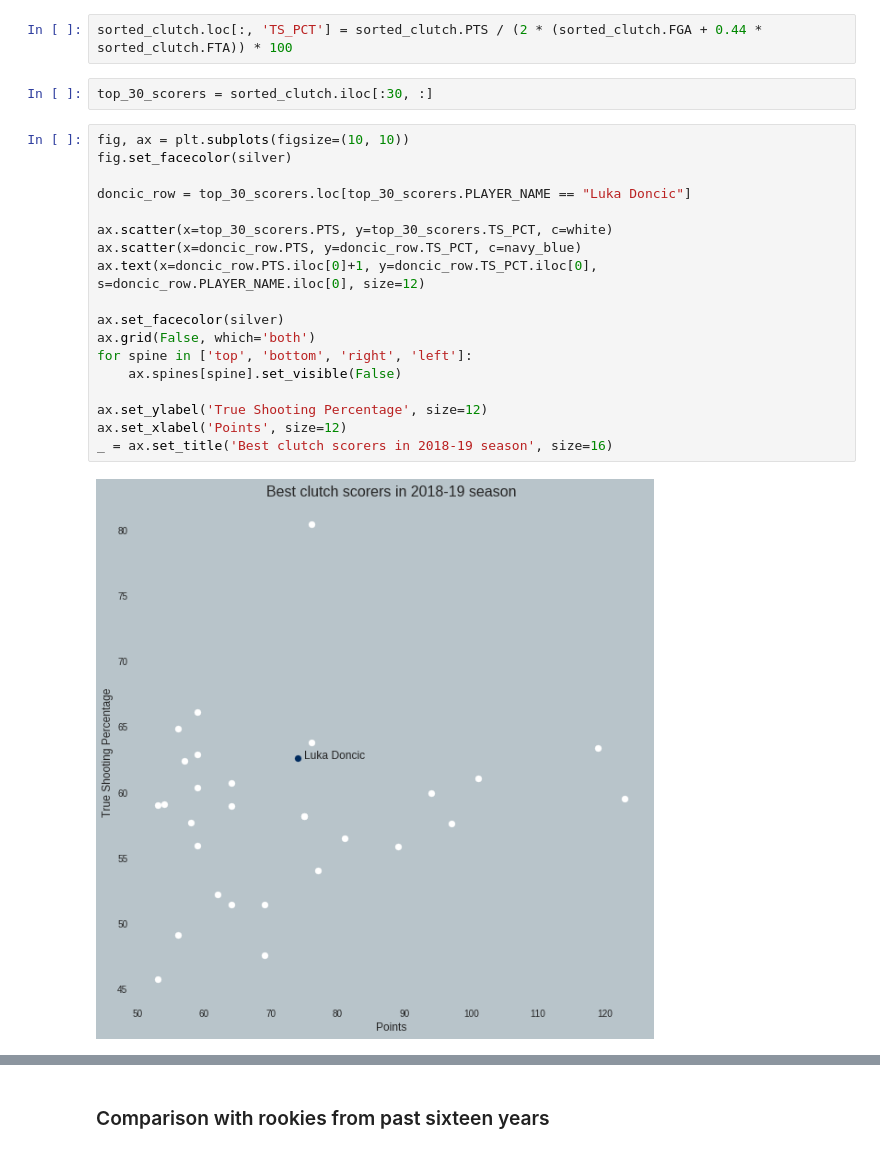
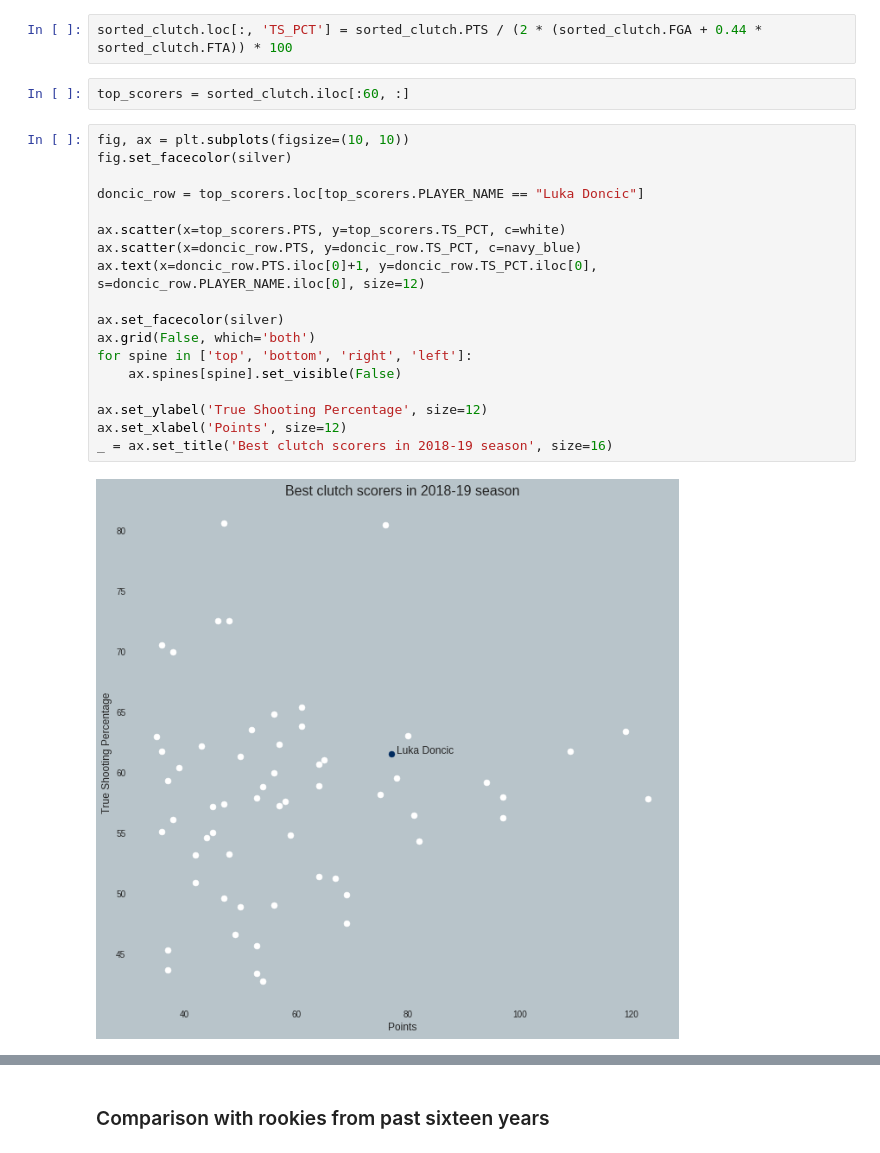
Before and after one commit to danchyy/Basketball_Analytics, a Jupyter notebook: Scripts/2018_19_season/doncic_analysis/doncic_analysis.ipynb, the cells around one changed output, grey strips where cells are left out. Saved outputs shown, nothing was run; the diff lists cells and outputs as text.

Commit message:
Added more stuff and exported images

```diff
--- a/Scripts/2018_19_season/doncic_analysis/doncic_analysis.ipynb
+++ b/Scripts/2018_19_season/doncic_analysis/doncic_analysis.ipynb
@@ -199,27 +205,27 @@ sorted_clutch = clutch_df.sort_values(by='PTS', ascending=False)
 # %%
 sorted_clutch.loc[:, 'TS_PCT'] = sorted_clutch.PTS / (2 * (sorted_clutch.FGA + 0.44 * sorted_clutch.FTA)) * 100
 # %%
-top_30_scorers = sorted_clutch.iloc[:30, :]
+top_scorers = sorted_clutch.iloc[:60, :]
 # %%
 fig, ax = plt.subplots(figsize=(10, 10))
 fig.set_facecolor(silver)
 
-doncic_row = top_30_scorers.loc[top_30_scorers.PLAYER_NAME == "Luka Doncic"]
+doncic_row = top_scorers.loc[top_scorers.PLAYER_NAME == "Luka Doncic"]
 
-ax.scatter(x=top_30_scorers.PTS, y=top_30_scorers.TS_PCT, c=white)
+ax.scatter(x=top_scorers.PTS, y=top_scorers.TS_PCT, c=white)
 ax.scatter(x=doncic_row.PTS, y=doncic_row.TS_PCT, c=navy_blue)
 ax.text(x=doncic_row.PTS.iloc[0]+1, y=doncic_row.TS_PCT.iloc[0], s=doncic_row.PLAYER_NAME.iloc[0], size=12)
 
 ax.set_facecolor(silver)
 ax.grid(False, which='both')
 for spine in ['top', 'bottom', 'right', 'left']:
     ax.spines[spine].set_visible(False)
 
 ax.set_ylabel('True Shooting Percentage', size=12)
 ax.set_xlabel('Points', size=12)
 _ = ax.set_title('Best clutch scorers in 2018-19 season', size=16)
 # %% [output]
-[figure, old version]
+[figure, new version]
 # %%
 fig, ax = plt.subplots(figsize=(10, 10))
 fig.set_facecolor(silver)
```
Also changed, not shown: parts of 33 cells of this notebook, 12 other files.
